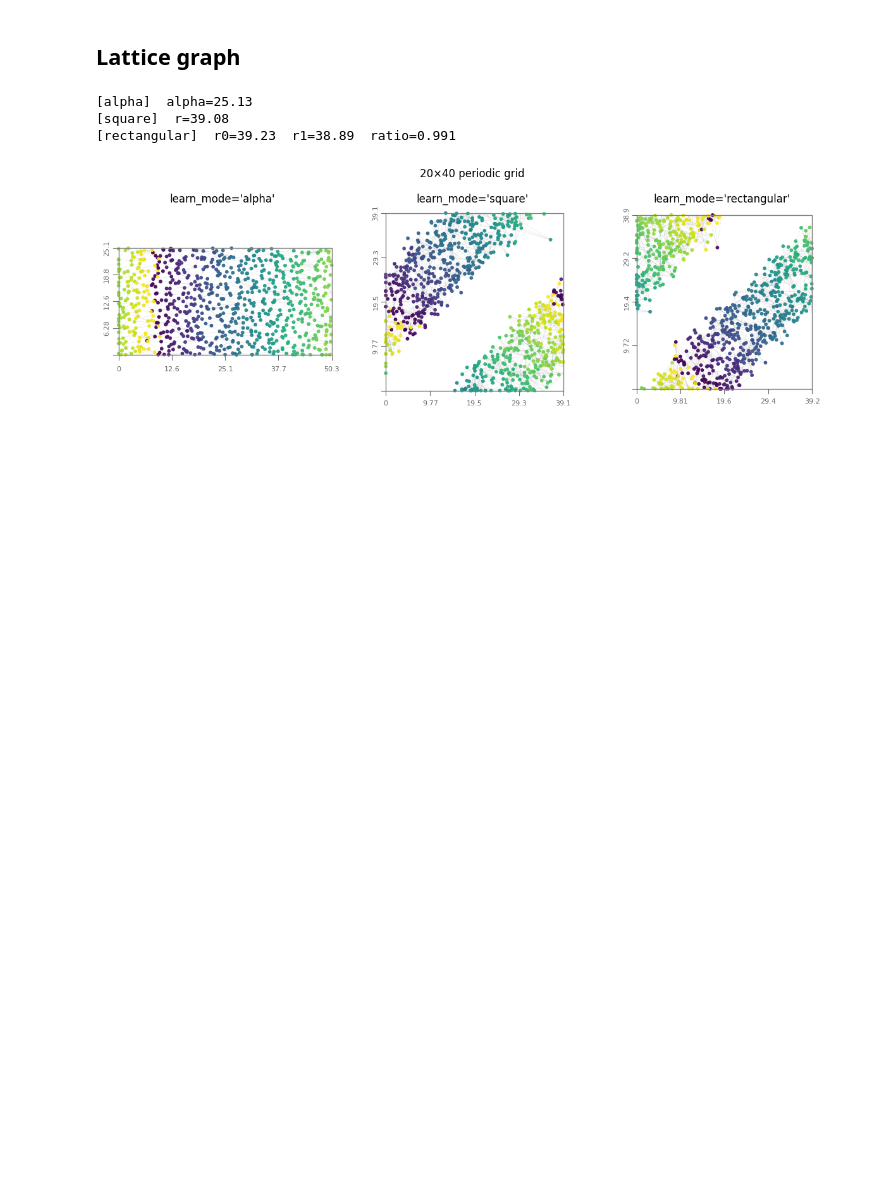
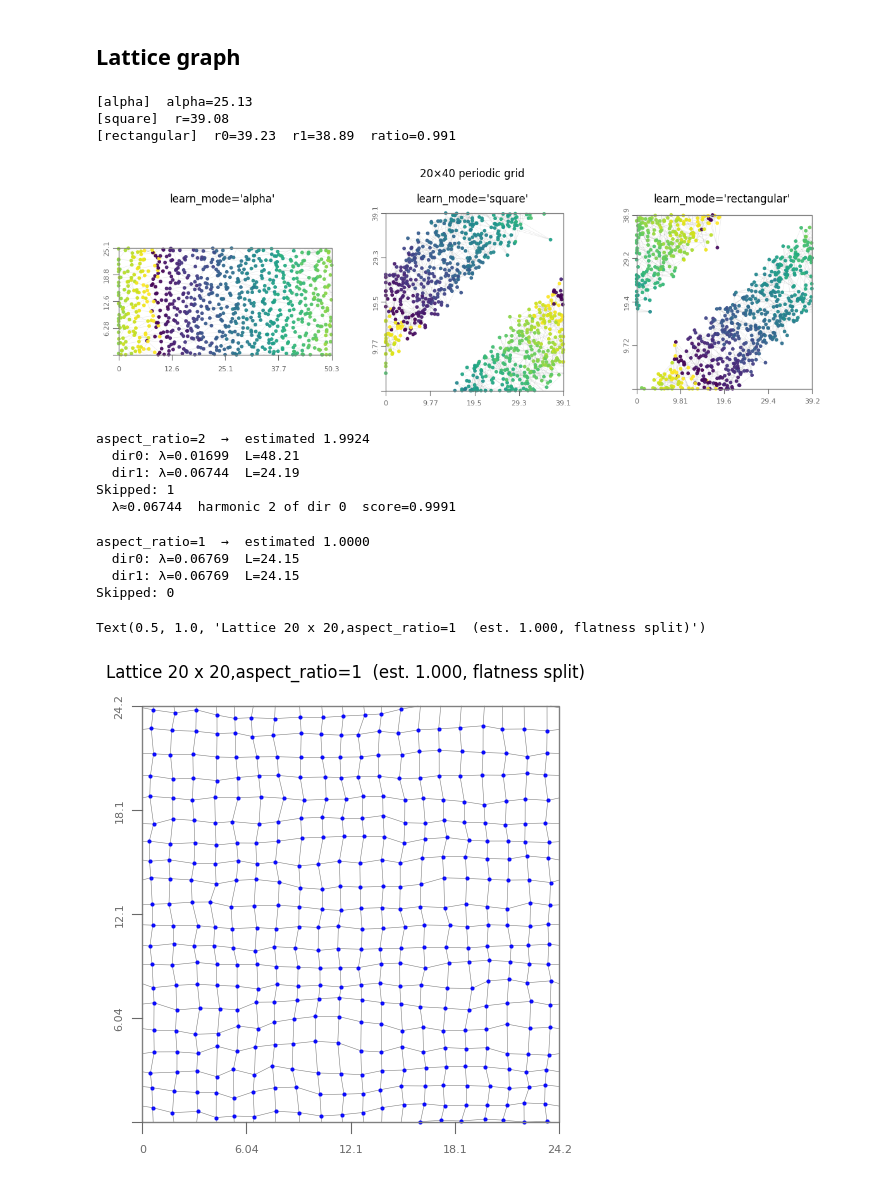
Before and after one commit to JacobLMiller/torus-mds, a Jupyter notebook: aspect_init_spectral.ipynb, the cells around one changed output. Drawn from its saved outputs; the diff is of its cells as text; code cells hidden in the pictures; blank space fills up the shorter version.

```diff
--- a/aspect_init_spectral.ipynb
+++ b/aspect_init_spectral.ipynb
@@ -406 +502,76 @@ G, D = graphio.get_periodic_lattice(20, 80)
+# %%
+
+import types
+
+def _torus_geom_from_result(result):
+    """Build a minimal torus geometry object for plot_embedding_with_torus_edges."""
+    d = result["fundamental_directions"]
+    return types.SimpleNamespace(
+        torus_embedding_=torus_init_from_eigenpairs(d0["eigenvectors"], d1["eigenvectors"]),
+        alpha_=1.0,
+        r0_=d[0]["side_length"],
+        r1_=d[1]["side_length"],
+        theta_=np.pi / 2,
+    )
+# %%
+# ── Test: aspect_ratio = 2 (degenerate 4D group at 4λ₁) ─────────────────────
+G2, D2 = graphio.get_periodic_lattice(20, 40)
+
+result2 = find_fundamental_torus_directions(
+    D2, k=15, n_eigs=30, harmonic_threshold=0.75, max_harmonic=8,
+)
+
+d0, d1 = result2["fundamental_directions"]
+print(f"aspect_ratio=2  →  estimated {result2['aspect_ratio']:.4f}")
+print(f"  dir0: λ={d0['lambda_mean']:.5f}  L={d0['side_length']:.2f}")
+print(f"  dir1: λ={d1['lambda_mean']:.5f}  L={d1['side_length']:.2f}")
+print("Skipped:", len(result2["skipped_harmonics"]))
+for h in result2["skipped_harmonics"]:
+    m = h["matched_to"]
+    print(f"  λ≈{h['lambda_mean']:.5f}  harmonic {m['harmonic']} of dir {m['reference_direction']}  score={m['score']:.4f}")
+
+fig, ax = plt.subplots(1, 1, figsize=(7, 4), constrained_layout=True)
+vis.plot_embedding_with_torus_edges(
+    G=G2, torus=_torus_geom_from_result(result2), ax=ax, s=4, edge_alpha=0.5)
+ax.set_title(f"Lattice 20 x 40, aspect_ratio=2  (est. {result2['aspect_ratio']:.3f})")
+fig.savefig(
+    os.path.join(res_path, "lattice_init.png"),
+    dpi=300,
+    bbox_inches="tight",
+    pad_inches=0.08,
+)
+# %% [output]
+aspect_ratio=2  →  estimated 1.9924
+  dir0: λ=0.01699  L=48.21
+  dir1: λ=0.06744  L=24.19
+Skipped: 1
+  λ≈0.06744  harmonic 2 of dir 0  score=0.9991
+# %%
+# ── Test: aspect_ratio = 1 (first 4D eigenspace, no prior reference) ─────────
+G1, D1 = graphio.get_periodic_lattice(20, 20)
+
+result1 = find_fundamental_torus_directions(
+    D1, k=15, n_eigs=30, harmonic_threshold=0.75, max_harmonic=8,
+)
+
+d0, d1 = result1["fundamental_directions"]
+print(f"\naspect_ratio=1  →  estimated {result1['aspect_ratio']:.4f}")
+print(f"  dir0: λ={d0['lambda_mean']:.5f}  L={d0['side_length']:.2f}")
+print(f"  dir1: λ={d1['lambda_mean']:.5f}  L={d1['side_length']:.2f}")
+print("Skipped:", len(result1["skipped_harmonics"]))
+
+init1 = torus_init_from_eigenpairs(d0["eigenvectors"], d1["eigenvectors"])
+
+
+fix, ax = plt.subplots(1, 1, figsize=(5, 5))
+vis.plot_embedding_with_torus_edges(
+  G=G1, torus=_torus_geom_from_result(result1), ax=ax, s=4, edge_alpha=0.5)
+ax.set_title(f"Lattice 20 x 20,aspect_ratio=1  (est. {result1['aspect_ratio']:.3f}, flatness split)")
+# %% [output]
+aspect_ratio=1  →  estimated 1.0000
+  dir0: λ=0.06769  L=24.15
+  dir1: λ=0.06769  L=24.15
+Skipped: 0
+Text(0.5, 1.0, 'Lattice 20 x 20,aspect_ratio=1  (est. 1.000, flatness split)')
+[figure, added]
 # %%
```
Also changed, not shown: parts of 18 cells of this notebook.
